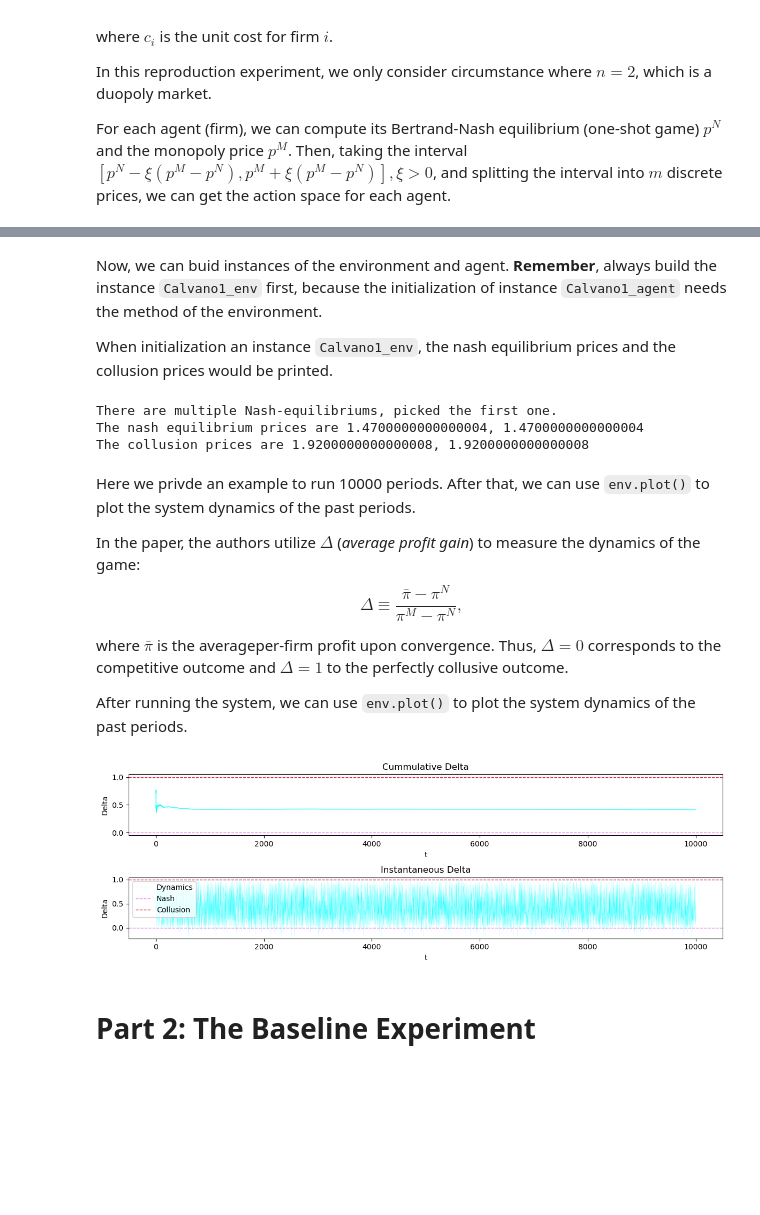
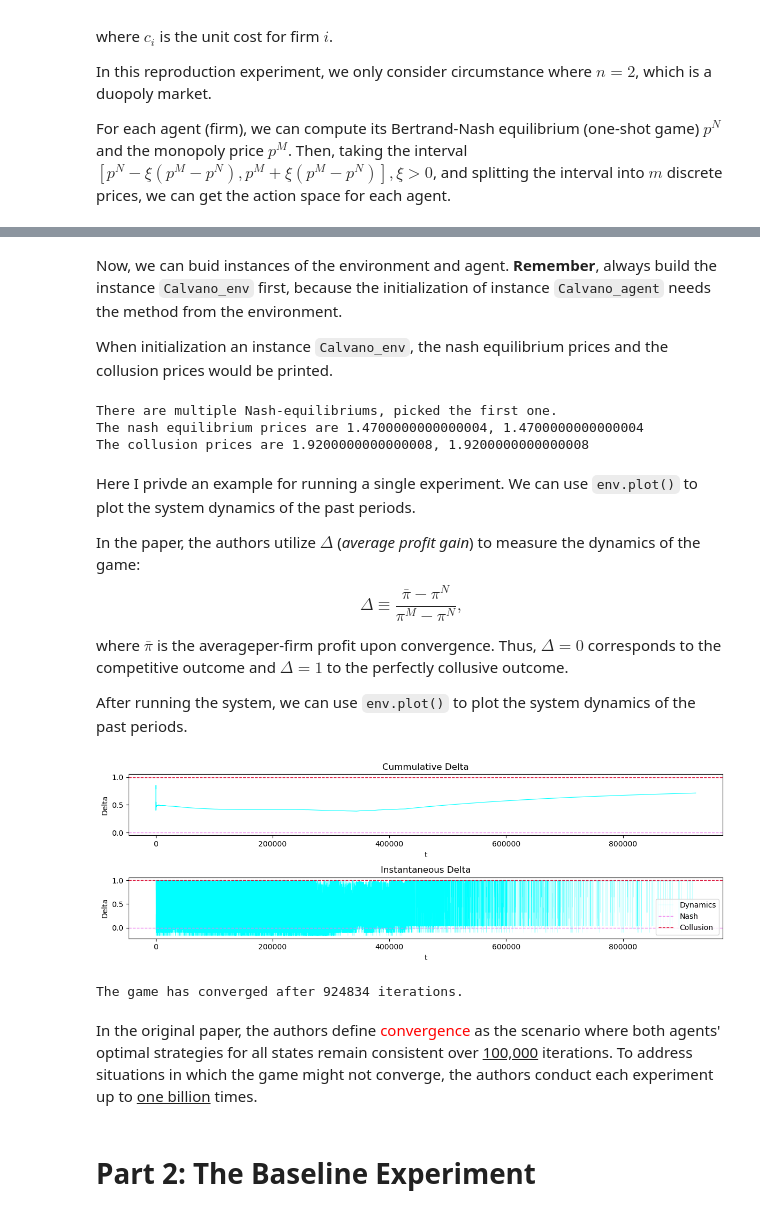
Before and after one commit to ChenTang01/Algorithmic_Collusion_in_Dynamic_Pricing, a Jupyter notebook: calvano2020artificial.ipynb, the cells around one changed output, grey strips where cells are left out. Drawn from its saved outputs; the diff is of its cells as text; code cells hidden in the pictures; blank space fills up the shorter version.

Commit message:
calvano2020artificial

```diff
--- a/calvano2020artificial.ipynb
+++ b/calvano2020artificial.ipynb
@@ -205,31 +193,35 @@ $$
 Q_{i,0}(s,a_i)~=~\frac{\sum_{a_{-i}\in A^{n-1}}\pi_i(a_i,a_{-i})}{(1-\delta)|A|^{n-1}}.
 $$
 # %%
-class Calvano1_agent:
+class Calvano_agent:
     def __init__(self, agent_info, other_info, env):
         self.t = 0
         self.last_action = None
         self.info = agent_info
-        self.state_dim = other_info['m'] ** (other_info['k']*2)
+        self.state_dim = other_info['m'] ** 2
         self.action_dim = other_info['m']
         self.state = np.random.choice(np.arange(self.state_dim)) # the initial state is randomly the same as in the paper
         self.Q = np.random.random((self.state_dim, self.action_dim))
+        self.optimal = np.argmax(self.Q, axis=1)
         self.initialize_Q(env)
 
     def initialize_Q(self, env):
-        for action in np.arange(self.action_dim):
-            sum = np.sum([env.execute((action, comp))[0] for comp in np.arange(self.action_dim)])
+        for action, price in enumerate(env.action_spaces[0]):
+            sum = np.sum([env.execute((price, comp))[0] for comp in env.action_spaces[0]])
             Q = sum / ((1-self.info['delta']) * self.action_dim)
             self.Q[:, action] = Q
 
     def action(self):
         epsilon = np.exp(-self.info['beta'] * self.t)
+        optimal = np.argmax(self.Q, axis=1)
         if np.random.random() < epsilon:
             action = np.random.choice(np.arange(self.action_dim))
         else:
-            action = np.argmax(self.Q[self.state, :])
+            action = optimal[self.state]
         self.last_action = action
-        return action
+        converge = (self.optimal == optimal).all()
+        self.optimal = optimal
+        return action, converge
 
     def update(self, new_state, reward):
         self.t += 1
@@ -259,24 +251,24 @@ To use the two classes to run numerical experiments, one need to provide three i
 2. the information of the second agent: `agent2_info`;
 3. some mutual information: `other_info`.
 # %%
-alpha, beta = 0.025, 1e-5
+alpha, beta = 0.2, 1e-5
 agent1_info = {'a': 2, 'c': 1, 'alpha': alpha, 'beta': beta, 'delta': 0.95}
 agent2_info = {'a': 2, 'c': 1, 'alpha': alpha, 'beta': beta, 'delta': 0.95}
-other_info = {'a0': 0, 'mu': 0.25, 'm': 15, 'k': 1, 'xi':0.1}
+other_info = {'a0': 0, 'mu': 0.25, 'm': 15, 'k': 1, 'xi':0.1, 'converge_time': 100000}
 # %% [markdown]
-Now, we can buid instances of the environment and agent. **Remember**, always build the instance `Calvano1_env` first, because the initialization of instance `Calvano1_agent` needs the method of the environment.
+Now, we can buid instances of the environment and agent. **Remember**, always build the instance `Calvano_env` first, because the initialization of instance `Calvano_agent` needs the method from the environment.
 
-When initialization an instance `Calvano1_env`, the nash equilibrium prices and the collusion prices would be printed.
+When initialization an instance `Calvano_env`, the nash equilibrium prices and the collusion prices would be printed.
 # %%
-env = Calvano1_env(agent1_info, agent2_info, other_info)
-agent1 = Calvano1_agent(agent1_info, other_info, env)
-agent2 = Calvano1_agent(agent2_info, other_info, env)
+env = Calvano_env(agent1_info, agent2_info, other_info)
+agent1 = Calvano_agent(agent1_info, other_info, env)
+agent2 = Calvano_agent(agent2_info, other_info, env)
 # %% [output]
 There are multiple Nash-equilibriums, picked the first one.
 The nash equilibrium prices are 1.4700000000000004, 1.4700000000000004
 The collusion prices are 1.9200000000000008, 1.9200000000000008
 # %% [markdown]
-Here we privde an example to run 10000 periods. After that, we can use `env.plot()` to plot the system dynamics of the past periods.
+Here I privde an example for running a single experiment. We can use `env.plot()` to plot the system dynamics of the past periods.
 
 In the paper, the authors utilize $\Delta$ (*average profit gain*) to measure the dynamics of the game:
 $$
@@ -287,14 +279,22 @@ where $\bar{\pi}$ is the averageper-firm profit upon convergence. Thus, $\Delta=
 
 After running the system, we can use `env.plot()` to plot the system dynamics of the past periods.
 # %%
-for _ in range(10000):
-    actions = agent1.action(), agent2.action()
-    states, rewards, converge = env.step(actions)
+converge = False
+iter = 0
+while (not converge) and (iter < 1000000000):
+    (action1, converge1), (action2, converge2) = agent1.action(), agent2.action()
+    states, rewards, converge = env.step((action1, action2), (converge1, converge2))
     agent1.update(states[0], rewards[0])
-    agent1.update(states[1], rewards[1])
+    agent2.update(states[1], rewards[1])
+    iter += 1
 env.plot()
+if iter < 1000000000:
+    print(f"The game has converged after {iter} iterations.")
 # %% [output]
-[figure, old version]
+[figure, new version]
+The game has converged after 924834 iterations.
+# %% [markdown]
+In the original paper, the authors define <font color="red">convergence</font> as the scenario where both agents' optimal strategies for all states remain consistent over <u>100,000</u> iterations. To address situations in which the game might not converge, the authors conduct each experiment up to <u>one billion</u> times.
 # %% [markdown]
 # Part 2: The Baseline Experiment
 # %% [markdown]
```
Also changed, not shown: parts of 17 cells of this notebook, 6 other files.
